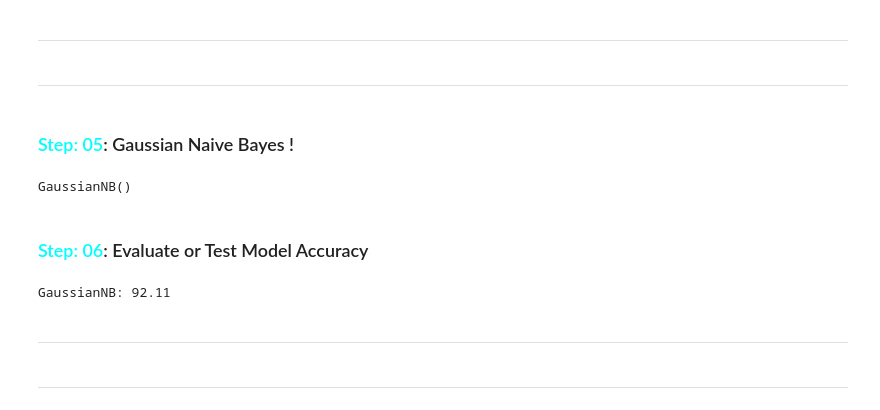
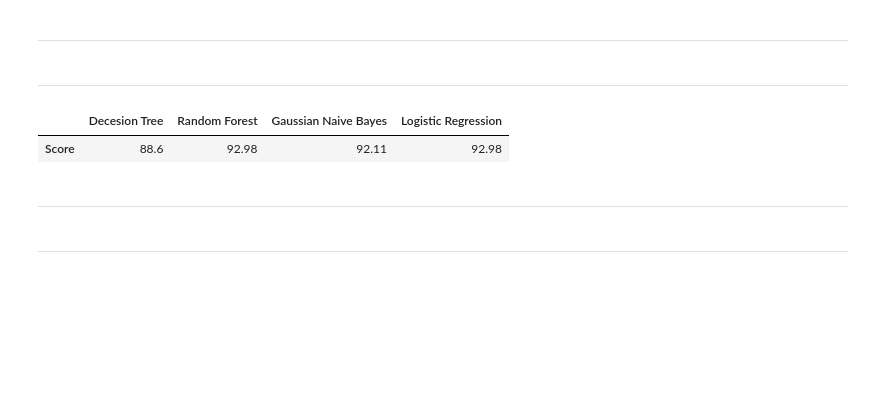
Before and after one commit to fahadwazirali915/DataScience_with_FAHAD, a Jupyter notebook: Machine Learning/My Projects/Fahad/1/cancer_prediction.ipynb, the cells around one changed output. Cells and saved outputs as stored; diff of their text form; code cells hidden in the pictures; blank space fills up the shorter version.

```diff
--- a/Machine Learning/My Projects/Fahad/1/cancer_prediction.ipynb
+++ b/Machine Learning/My Projects/Fahad/1/cancer_prediction.ipynb
@@ -291,0 +309,10 @@ Random Forest: 92.98
+# %%
+predicted_values = gnb_model.predict(X_test)
+predicted_values
+
+from sklearn.metrics import accuracy_score
+
+import numpy as np
+
+gnb_score = np.round(accuracy_score(y_test, predicted_values)*100, 2)
+print("GaussianNB:", gnb_score)
@@ -298,8 +327,8 @@ Random Forest: 92.98
 # %%
 from sklearn.linear_model import LogisticRegression
 
-model = LogisticRegression().fit(X_train, y_train)
-model
+lr_model = LogisticRegression().fit(X_train, y_train)
+lr_model
 # %% [output]
 LogisticRegression()
 # %% [markdown]
@@ -307,37 +336,26 @@ LogisticRegression()
 # %%
 import numpy as np
 
-score = np.round(model.score(X_test, y_test)*100, 2)
-print("Logistic Regression:", score)
+lr_score = np.round(lr_model.score(X_test, y_test)*100, 2)
+print("Logistic Regression:", lr_score)
 # %% [output]
 Logistic Regression: 92.98
 # %% [markdown]
 ***
 # %% [markdown]
 ***
-# %% [markdown]
-### <span style="color:cyan">Step: 05</span>: Gaussian Naive Bayes !
-# %%
-from sklearn.naive_bayes import GaussianNB
-
-model = GaussianNB().fit(X_train, y_train)
-model
-# %% [output]
-GaussianNB()
-# %% [markdown]
-### <span style="color:cyan">Step: 06</span>: Evaluate or Test Model Accuracy
-# %%
-predicted_values = model.predict(X_test)
-predicted_values
-
-from sklearn.metrics import accuracy_score
-
-import numpy as np
-
-score = np.round(accuracy_score(y_test, predicted_values)*100, 2)
-print("GaussianNB:", score)
-# %% [output]
-GaussianNB: 92.11
+# %%
+data={'Decesion Tree'            :[dt_score],
+      'Random Forest'            :[rf_score],
+      'Gaussian Naive Bayes'     :[gnb_score],
+      'Logistic Regression'      :[lr_score]
+}
+# %%
+Evaluation =pd.DataFrame(data, index=['Score'])
+Evaluation
+# %% [output]
+|  | Decesion Tree | Random Forest | Gaussian Naive Bayes | Logistic Regression |
+| Score | 88.6 | 92.98 | 92.11 | 92.98 |
 # %% [markdown]
 ***
 # %% [markdown]
```
Also changed, not shown: parts of 11 cells of this notebook, 2 other files.
